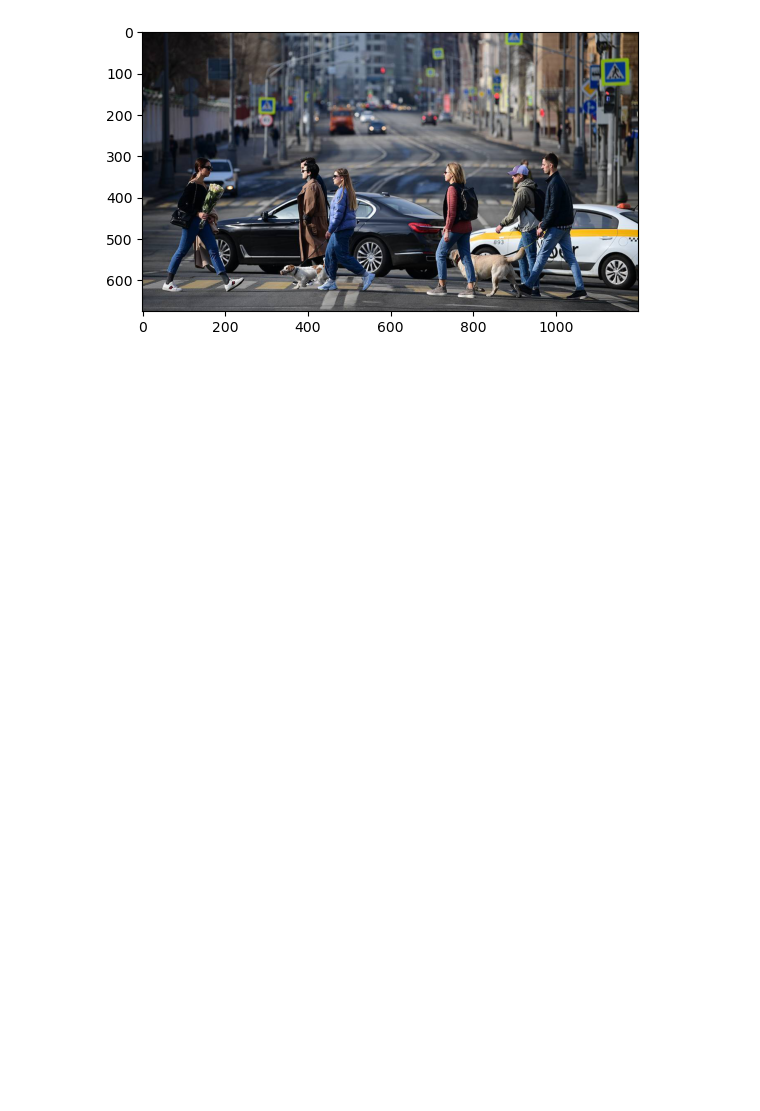
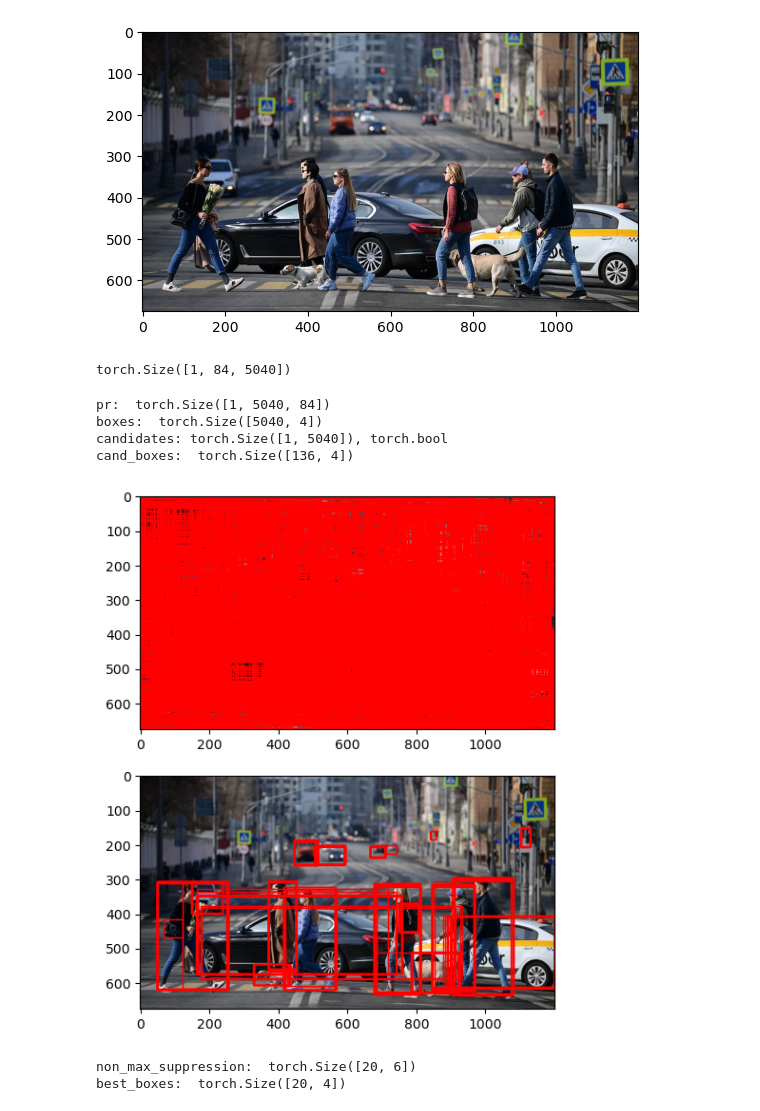
Before and after one commit to Filichkin/objectdetection, a Jupyter notebook: main.ipynb, the cells around one changed output. Drawn from its saved outputs; the diff is of its cells as text; code cells hidden in the pictures; blank space fills up the shorter version.

```diff
--- a/main.ipynb
+++ b/main.ipynb
@@ -13,3 +13,61 @@ plt.imshow(img)
 plt.show()
 # %% [output]
 [figure]
+# %%
+pred.shape
+# %% [output]
+torch.Size([1, 84, 5040])
+# %%
+pr = pred.transpose(-1, -2)
+print('pr: ', pr.shape)
+
+all_boxes = pr[..., :4].squeeze()
+print('boxes: ', all_boxes.shape)
+
+candidates = pr[..., 4:].amax(dim=2) > 0.25
+print(f'candidates: {candidates.shape}, {candidates.dtype}')
+
+cand_boxes = all_boxes[candidates[0]]
+print('cand_boxes: ', cand_boxes.shape)
+# %% [output]
+pr:  torch.Size([1, 5040, 84])
+boxes:  torch.Size([5040, 4])
+candidates: torch.Size([1, 5040]), torch.bool
+cand_boxes:  torch.Size([136, 4])
+# %%
+def get_rect(box, color='r'):
+    return Rectangle(
+        (box[0]*1.85-box[2]*1.85/2, box[1]*1.75-box[3]*1.75/2),  # (x, y)
+        box[2]*1.95,  # width
+        box[3]*1.8,  # height
+        linewidth=1,
+        edgecolor=color,
+        facecolor='none'
+    )
+# %%
+fig, (ax1, ax2) = plt. subplots(2, 1)
+fig.set_size_inches(12, 7)
+
+ax1.imshow(img)
+ax2.imshow(img)
+
+for box in all_boxes:
+    rect = get_rect(box)
+    ax1.add_patch(rect)
+
+for box in cand_boxes:
+    rect = get_rect(box)
+    ax2.add_patch(rect)
+
+plt.show()
+# %% [output]
+[figure, added]
+# %%
+best_boxes_nms = non_max_suppression(pred)[0]
+print('non_max_suppression: ', best_boxes_nms.shape)
+
+best_boxes = xyxy2xywh(best_boxes_nms [:, :4])
+print ('best_boxes: ', best_boxes.shape)
+# %% [output]
+non_max_suppression:  torch.Size([20, 6])
+best_boxes:  torch.Size([20, 4])
```
Also changed, not shown: parts of 3 cells of this notebook, 1 other file.
